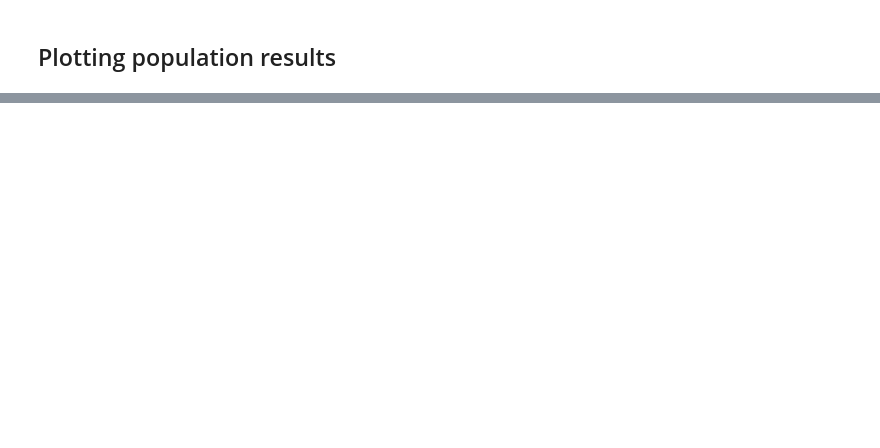
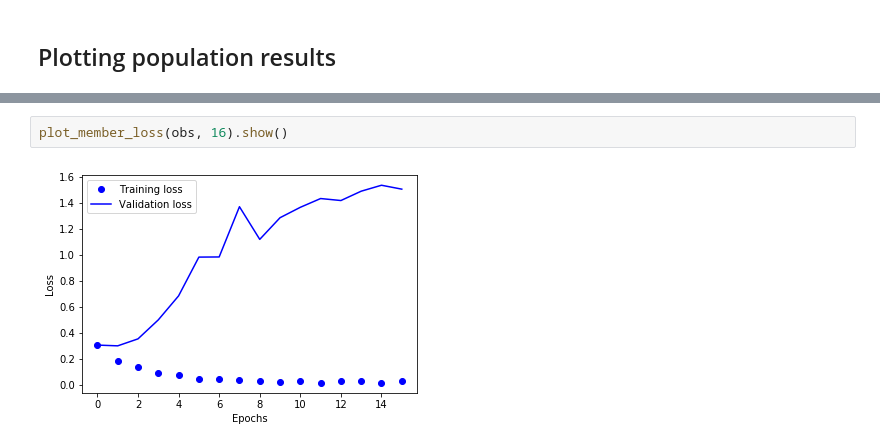
Before and after one commit to dylan-stark/pybt, a Jupyter notebook: notebooks/imdb.ipynb, the cells around one changed output, grey strips where cells are left out. Drawn from its saved outputs; the diff is of its cells as text; blank space fills up the shorter version.

```diff
--- a/notebooks/imdb.ipynb
+++ b/notebooks/imdb.ipynb
@@ -124,0 +221,4 @@ plt.show()
+# %%
+plot_member_loss(obs, 16).show()
+# %% [output]
+[figure, added]
```
Also changed, not shown: parts of 9 cells of this notebook, 2 other files.
